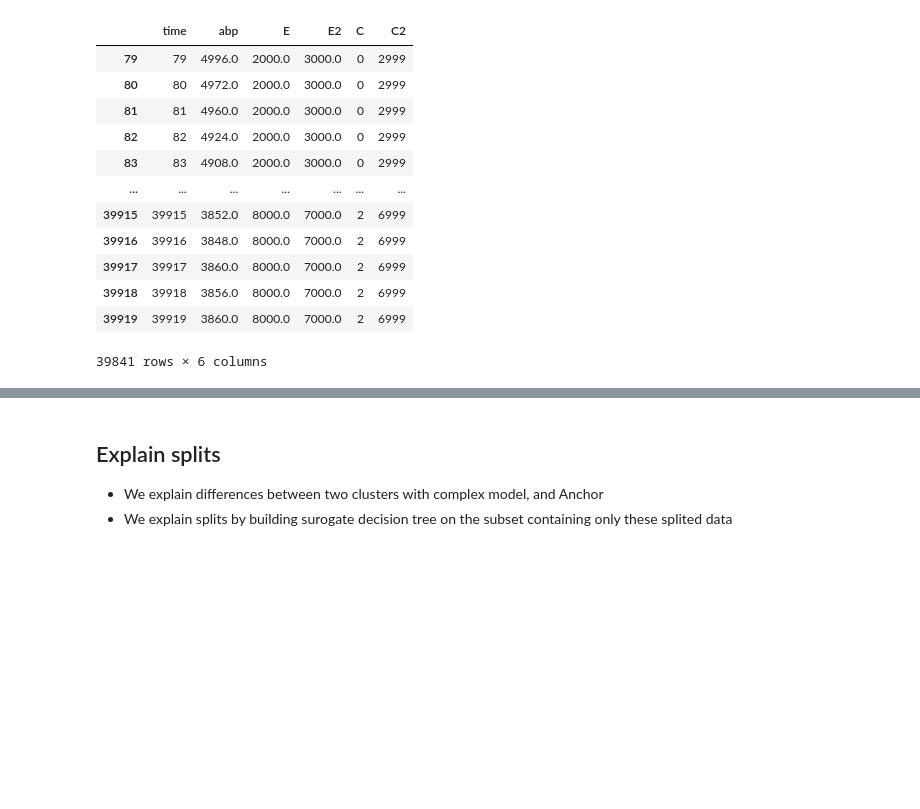
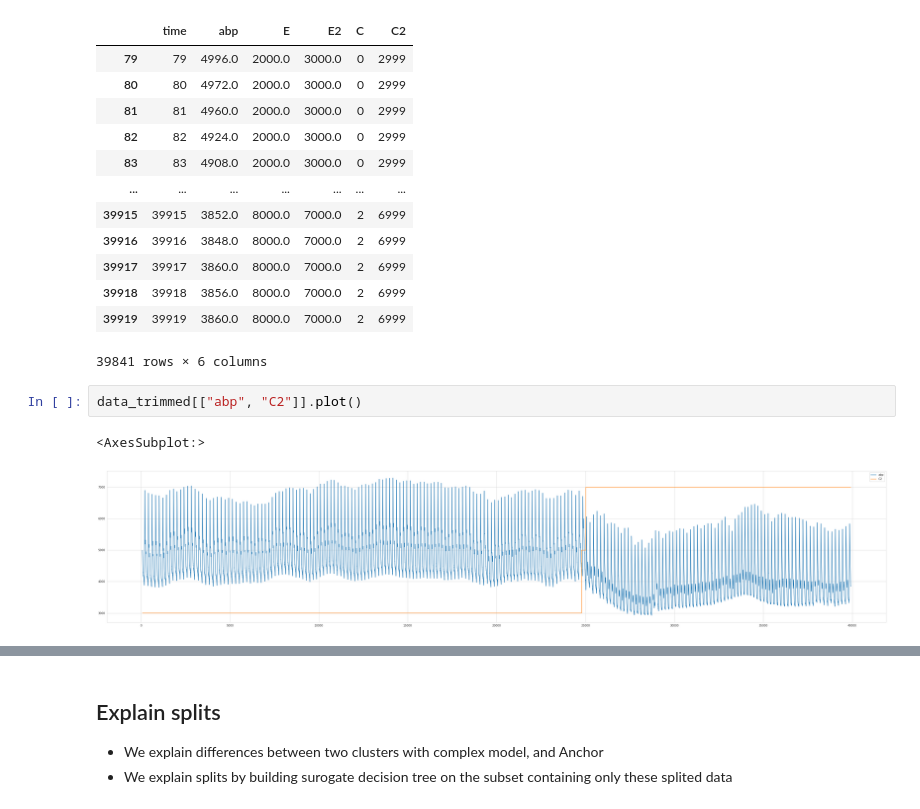
Before and after one commit to sbobek/knac, a Jupyter notebook: examples/knac_blood_pressure_v2.ipynb, the cells around one changed output, grey strips where cells are left out. Saved outputs shown, nothing was run; the diff lists cells and outputs as text; blank space fills up the shorter version.

```diff
--- a/examples/knac_blood_pressure_v2.ipynb
+++ b/examples/knac_blood_pressure_v2.ipynb
@@ -486,4 +490,9 @@ got 3 clusters from DeepVATS
 | 39918 | 39918 | 3856.0 | 8000.0 | 7000.0 | 2 | 6999 |
 | 39919 | 39919 | 3860.0 | 8000.0 | 7000.0 | 2 | 6999 |
 39841 rows × 6 columns
+# %%
+data_trimmed[["abp", "C2"]].plot()
+# %% [output]
+<AxesSubplot:>
+[figure, added]
 # %%
```
Also changed, not shown: parts of 36 cells of this notebook.
